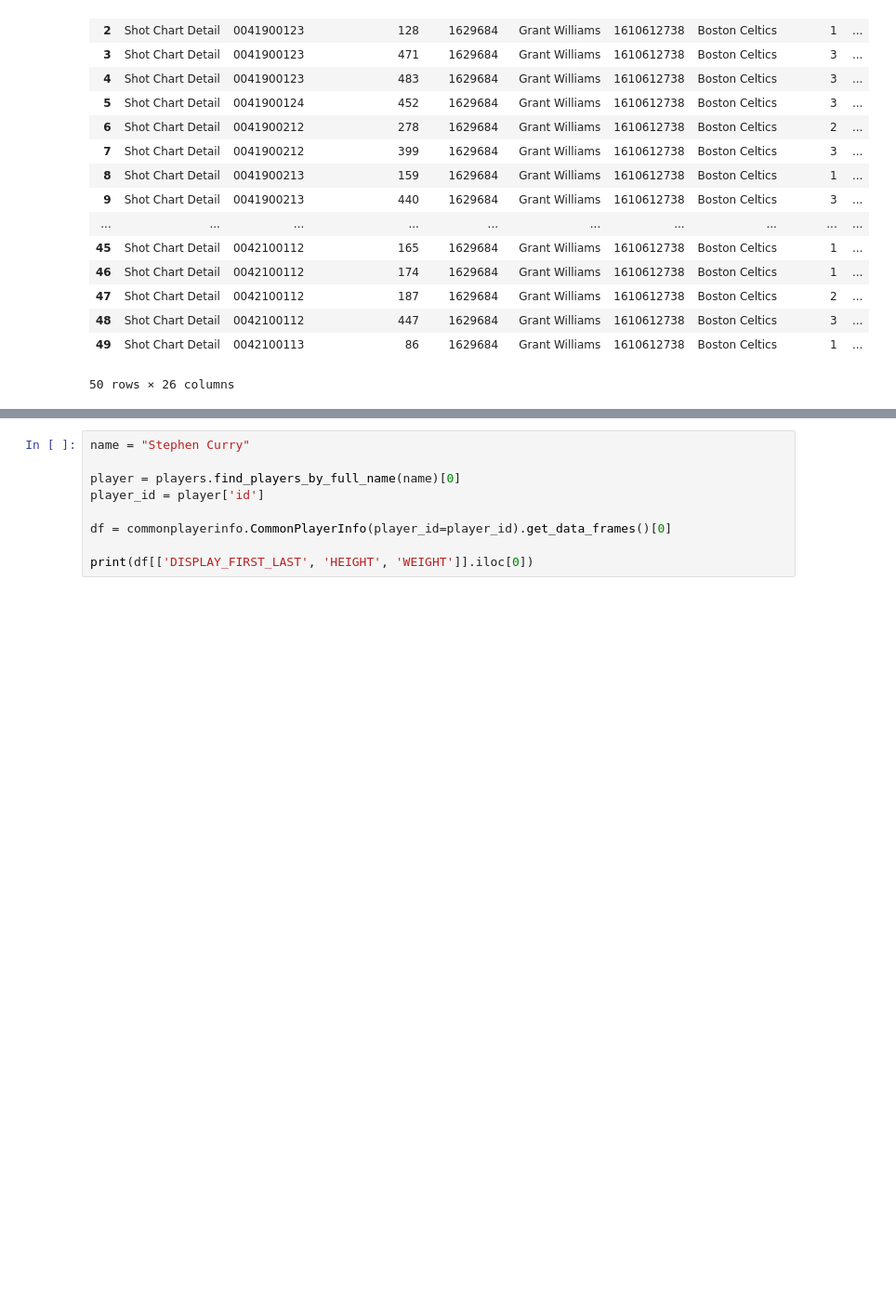
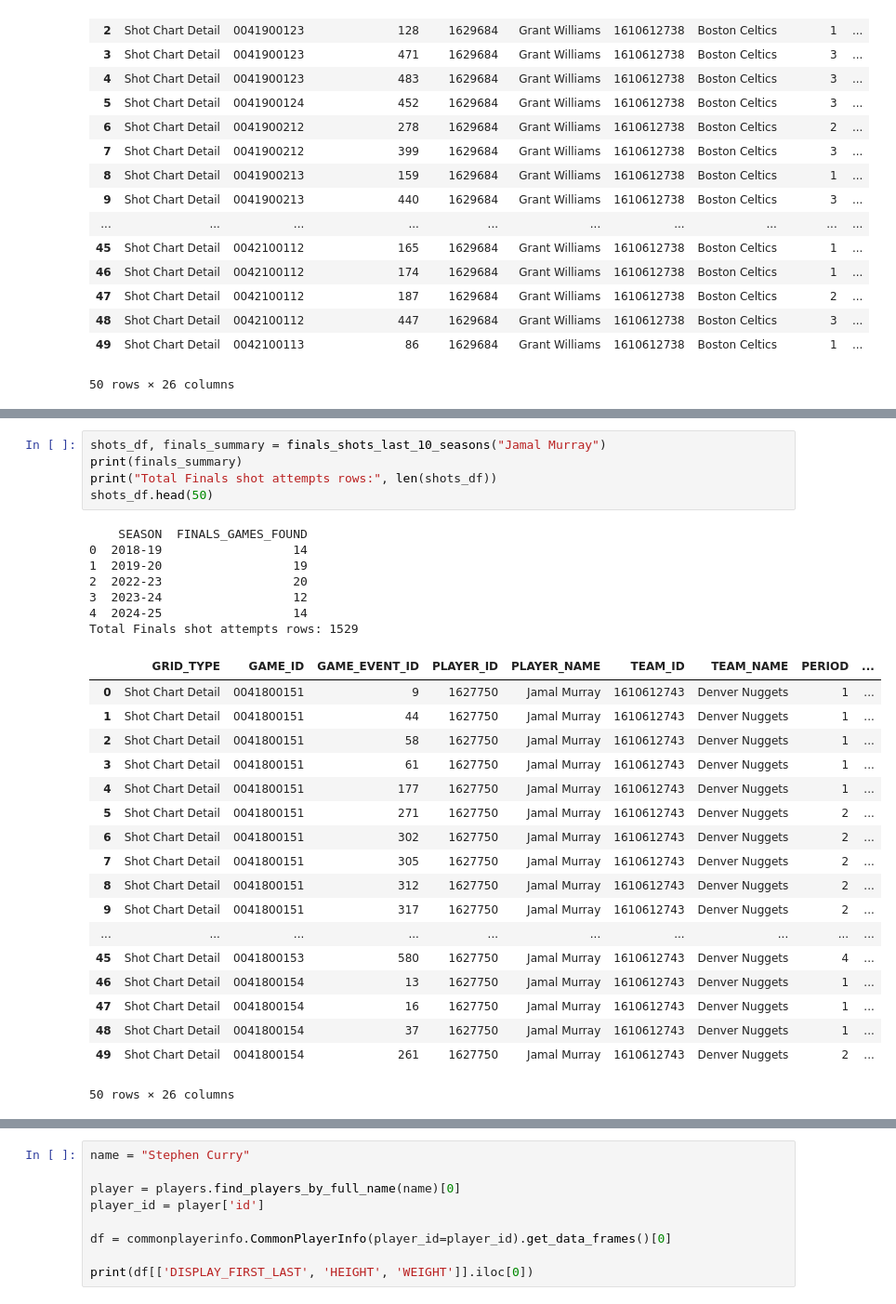
Before and after one commit to emjviray/BasketballEngineering, a Jupyter notebook: NBA_data.ipynb, the cells around one changed output, grey strips where cells are left out. Shown at 93% size. Drawn from its saved outputs; the diff is of its cells as text; blank space fills up the shorter version.

```diff
--- a/NBA_data.ipynb
+++ b/NBA_data.ipynb
@@ -234,0 +341,31 @@ Total Finals shot attempts rows: 241
+# %%
+shots_df, finals_summary = finals_shots_last_10_seasons("Jamal Murray")
+print(finals_summary)
+print("Total Finals shot attempts rows:", len(shots_df))
+shots_df.head(50)
+# %% [output]
+    SEASON  FINALS_GAMES_FOUND
+0  2018-19                  14
+1  2019-20                  19
+2  2022-23                  20
+3  2023-24                  12
+4  2024-25                  14
+Total Finals shot attempts rows: 1529
+|  | GRID_TYPE | GAME_ID | GAME_EVENT_ID | PLAYER_ID | PLAYER_NAME | TEAM_ID | TEAM_NAME | PERIOD | ... |
+| 0 | Shot Chart Detail | 0041800151 | 9 | 1627750 | Jamal Murray | 1610612743 | Denver Nuggets | 1 | ... |
+| 1 | Shot Chart Detail | 0041800151 | 44 | 1627750 | Jamal Murray | 1610612743 | Denver Nuggets | 1 | ... |
+| 2 | Shot Chart Detail | 0041800151 | 58 | 1627750 | Jamal Murray | 1610612743 | Denver Nuggets | 1 | ... |
+| 3 | Shot Chart Detail | 0041800151 | 61 | 1627750 | Jamal Murray | 1610612743 | Denver Nuggets | 1 | ... |
+| 4 | Shot Chart Detail | 0041800151 | 177 | 1627750 | Jamal Murray | 1610612743 | Denver Nuggets | 1 | ... |
+| 5 | Shot Chart Detail | 0041800151 | 271 | 1627750 | Jamal Murray | 1610612743 | Denver Nuggets | 2 | ... |
+| 6 | Shot Chart Detail | 0041800151 | 302 | 1627750 | Jamal Murray | 1610612743 | Denver Nuggets | 2 | ... |
+| 7 | Shot Chart Detail | 0041800151 | 305 | 1627750 | Jamal Murray | 1610612743 | Denver Nuggets | 2 | ... |
+| 8 | Shot Chart Detail | 0041800151 | 312 | 1627750 | Jamal Murray | 1610612743 | Denver Nuggets | 2 | ... |
+| 9 | Shot Chart Detail | 0041800151 | 317 | 1627750 | Jamal Murray | 1610612743 | Denver Nuggets | 2 | ... |
+| ... | ... | ... | ... | ... | ... | ... | ... | ... | ... |
+| 45 | Shot Chart Detail | 0041800153 | 580 | 1627750 | Jamal Murray | 1610612743 | Denver Nuggets | 4 | ... |
+| 46 | Shot Chart Detail | 0041800154 | 13 | 1627750 | Jamal Murray | 1610612743 | Denver Nuggets | 1 | ... |
+| 47 | Shot Chart Detail | 0041800154 | 16 | 1627750 | Jamal Murray | 1610612743 | Denver Nuggets | 1 | ... |
+| 48 | Shot Chart Detail | 0041800154 | 37 | 1627750 | Jamal Murray | 1610612743 | Denver Nuggets | 1 | ... |
+| 49 | Shot Chart Detail | 0041800154 | 261 | 1627750 | Jamal Murray | 1610612743 | Denver Nuggets | 2 | ... |
+50 rows × 26 columns
```
Also changed, not shown: parts of 17 cells of this notebook, 1 other file.
